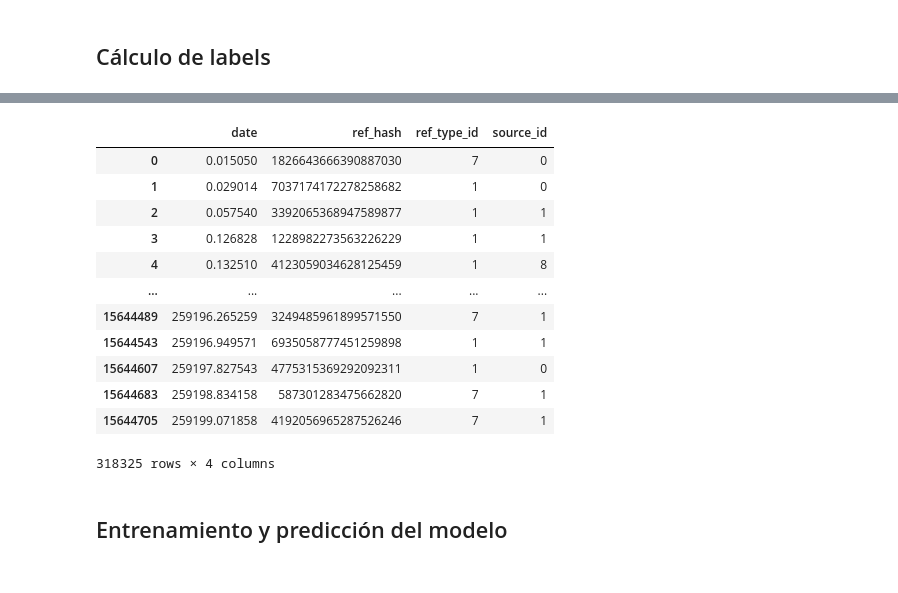
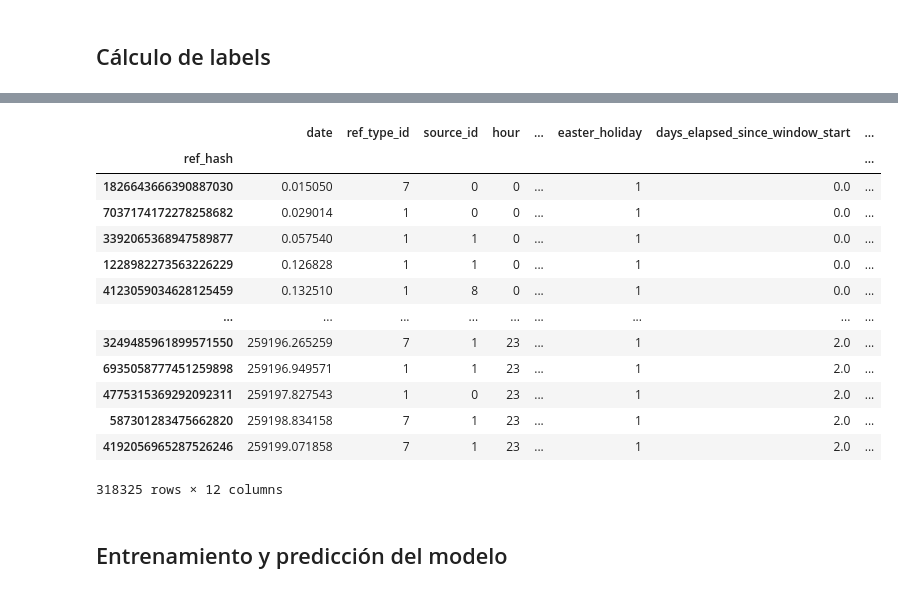
Before and after one commit to EugeniaFranchi/TP-Datos-2019, a Jupyter notebook: TP2/Auctions Ventana 1.ipynb, the cells around one changed output, grey strips where cells are left out. Cells and saved outputs as stored; diff of their text form; code cells hidden in the pictures.

Commit message:
Features ventana Auctions

```diff
--- a/TP2/Auctions Ventana 1.ipynb
+++ b/TP2/Auctions Ventana 1.ipynb
@@ -40,2 +42,30 @@ auctions.head()
+# %%
+def is_early_morning(x):
+    if x.hour >= 3 and x.hour <= 7:
+        return 1
+    else:
+        return 0
+# %%
+def is_late_evening(x):
+    if x.hour >= 20:
+        return 1
+    else:
+        return 0
+# %%
+auctions['hour'] = auctions['date'].dt.hour.astype(np.int8)
+auctions['early_morning'] = auctions['date'].map(is_early_morning).astype(np.int8)
+auctions['late_evening'] = auctions['date'].map(is_late_evening).astype(np.int8)
+auctions['weekday'] = auctions['date'].dt.weekday.astype(np.int8)
+auctions['weekend'] = (auctions['weekday'] >= 5).astype(np.int8)
+auctions['easter_holiday'] = auctions['date'].map(is_easter_holiday).astype(np.int8)
+auctions['days_elapsed_since_window_start'] = (auctions['date'] - pd.Timestamp('2019-04-18 00:00:00')).astype('timedelta64[D]')
+auctions['auction_number_since_window_start'] = np.arange(len(auctions))
+auctions['new_device_id_since_window_start'] = auctions['device_id'].map(is_new_device).astype(np.int8)
 # %% [markdown]
 ## Cálculo de labels
+# %%
+# device_id es ref_hash, me quedo con el primer registro (primera fecha) donde aparezca cada hash
+auctions = auctions.rename(index=str, columns={'device_id' : 'ref_hash'})
+auctions = auctions.drop_duplicates(subset='ref_hash')
+auctions = auctions.set_index('ref_hash')
+auctions
@@ -42,22 +87,23 @@ auctions.head()
 # %%
 # Ya tengo la fecha mínima para cada ref_hash, resto el momento inicial y convierto a segundos
 auctions['date'] = auctions['date'] - pd.Timestamp('2019-04-18 00:00:00')
-auctions['date'] = auctions['date'].transform(lambda x: x.total_seconds())
+auctions['date'] = auctions['date'].map(lambda x: x.total_seconds())
 auctions
 # %% [output]
-|  | date | ref_hash | ref_type_id | source_id |
-| 0 | 0.015050 | 1826643666390887030 | 7 | 0 |
-| 1 | 0.029014 | 7037174172278258682 | 1 | 0 |
-| 2 | 0.057540 | 3392065368947589877 | 1 | 1 |
-| 3 | 0.126828 | 1228982273563226229 | 1 | 1 |
-| 4 | 0.132510 | 4123059034628125459 | 1 | 8 |
-| ... | ... | ... | ... | ... |
-| 15644489 | 259196.265259 | 3249485961899571550 | 7 | 1 |
-| 15644543 | 259196.949571 | 6935058777451259898 | 1 | 1 |
-| 15644607 | 259197.827543 | 4775315369292092311 | 1 | 0 |
-| 15644683 | 259198.834158 | 587301283475662820 | 7 | 1 |
-| 15644705 | 259199.071858 | 4192056965287526246 | 7 | 1 |
+|  | date | ref_type_id | source_id | hour | ... | easter_holiday | days_elapsed_since_window_start | ... |
+| ref_hash |  |  |  |  |  |  |  | ... |
+| 1826643666390887030 | 0.015050 | 7 | 0 | 0 | ... | 1 | 0.0 | ... |
+| 7037174172278258682 | 0.029014 | 1 | 0 | 0 | ... | 1 | 0.0 | ... |
+| 3392065368947589877 | 0.057540 | 1 | 1 | 0 | ... | 1 | 0.0 | ... |
+| 1228982273563226229 | 0.126828 | 1 | 1 | 0 | ... | 1 | 0.0 | ... |
+| 4123059034628125459 | 0.132510 | 1 | 8 | 0 | ... | 1 | 0.0 | ... |
+| ... | ... | ... | ... | ... | ... | ... | ... | ... |
+| 3249485961899571550 | 259196.265259 | 7 | 1 | 23 | ... | 1 | 2.0 | ... |
+| 6935058777451259898 | 259196.949571 | 1 | 1 | 23 | ... | 1 | 2.0 | ... |
+| 4775315369292092311 | 259197.827543 | 1 | 0 | 23 | ... | 1 | 2.0 | ... |
+| 587301283475662820 | 259198.834158 | 7 | 1 | 23 | ... | 1 | 2.0 | ... |
+| 4192056965287526246 | 259199.071858 | 7 | 1 | 23 | ... | 1 | 2.0 | ... |
-318325 rows × 4 columns
+318325 rows × 12 columns
 # %% [markdown]
 ## Entrenamiento y predicción del modelo
 # %%
```
Also changed, not shown: parts of 21 cells of this notebook.
